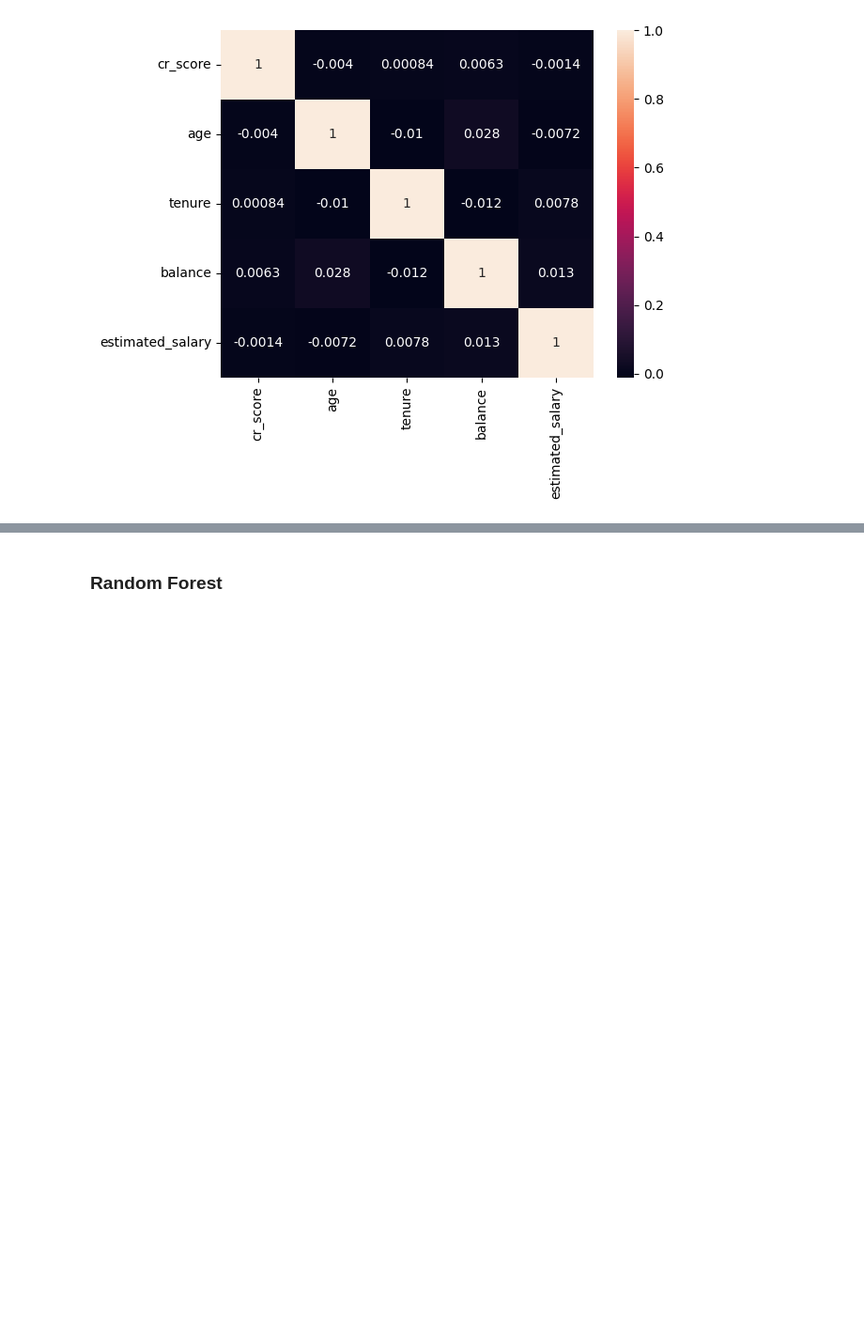
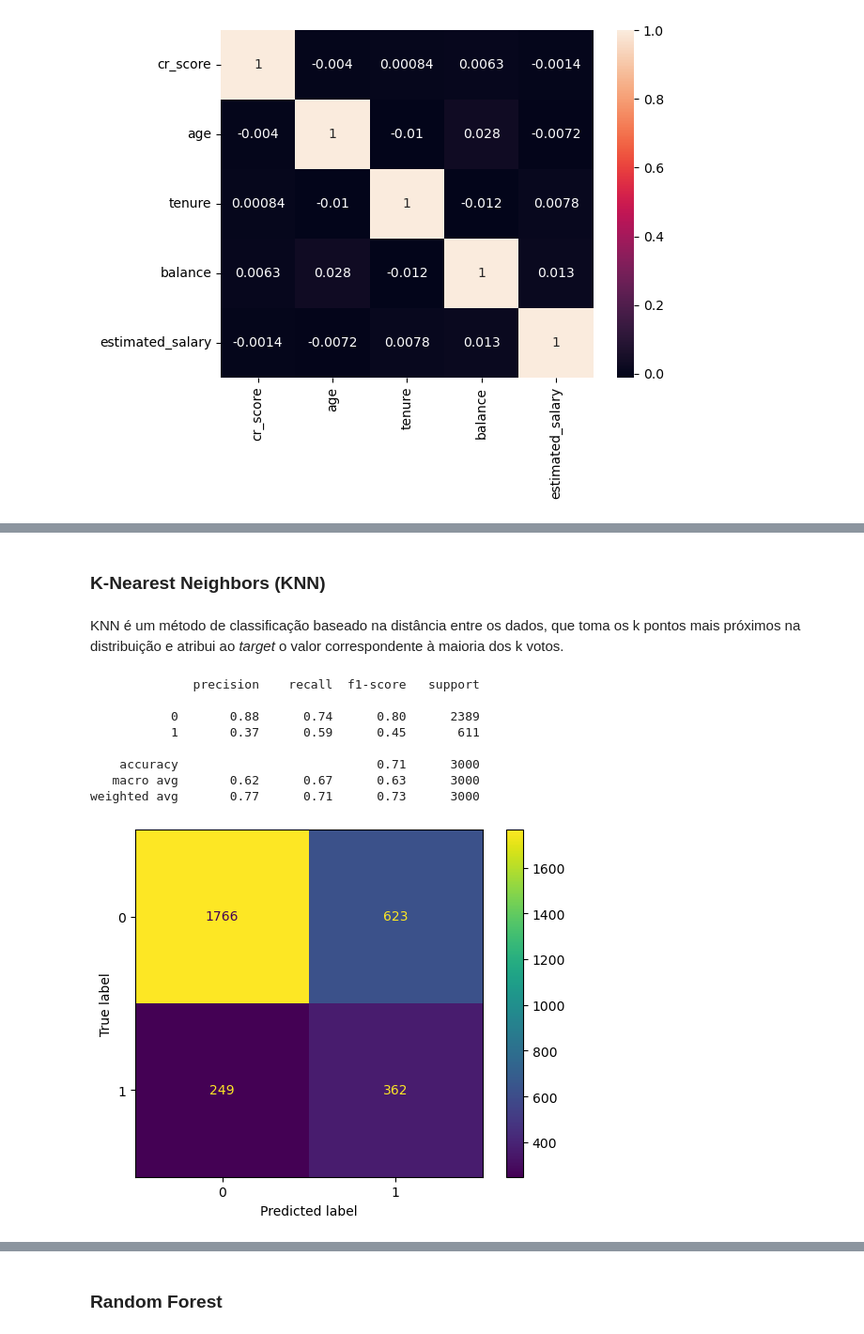
Before and after one commit to castroavila/machine_learning_i, a Jupyter notebook: projeto_aplicado.ipynb, the cells around one changed output, grey strips where cells are left out. Shown at 94% size. Drawn from its saved outputs; the diff is of its cells as text; code cells hidden in the pictures; blank space fills up the shorter version.

```diff
--- a/projeto_aplicado.ipynb
+++ b/projeto_aplicado.ipynb
@@ -235,0 +327,28 @@ X_train_un, y_train_un = undersample.fit_resample(X_train_df, y_train)
+# %% [markdown]
+### K-Nearest Neighbors (KNN)
+# %% [markdown]
+KNN é um método de classificação baseado na distância entre os dados, que toma os k pontos mais próximos na distribuição e atribui ao _target_ o valor correspondente à maioria dos k votos.
+# %%
+knn = KNeighborsClassifier(n_neighbors=5)
+knn.fit(X_train_ov, y_train_ov)
+
+y_pred = knn.predict(X_test_df)
+
+print(classification_report(y_test, y_pred))
+
+cm = confusion_matrix(y_test, y_pred)
+
+disp = ConfusionMatrixDisplay(confusion_matrix=cm)
+
+disp.plot()
+plt.show()
+# %% [output]
+              precision    recall  f1-score   support
+
+           0       0.88      0.74      0.80      2389
+           1       0.37      0.59      0.45       611
+
+    accuracy                           0.71      3000
+   macro avg       0.62      0.67      0.63      3000
+weighted avg       0.77      0.71      0.73      3000
+[figure, added]
```
Also changed, not shown: parts of 61 cells of this notebook.
